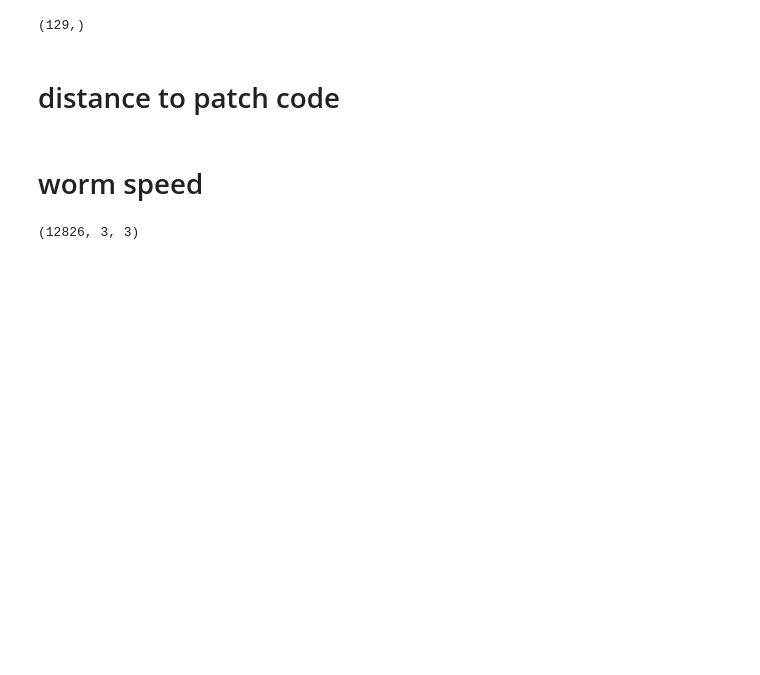
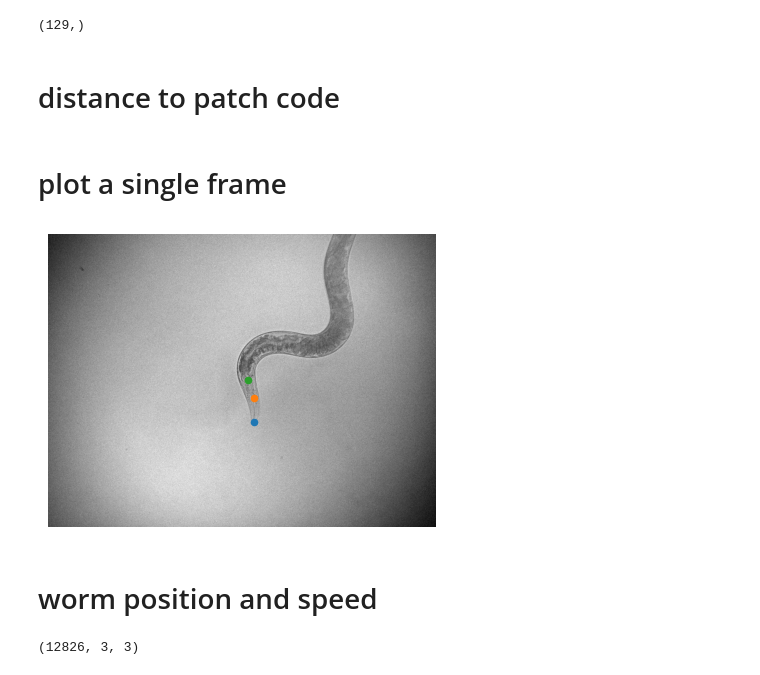
Before and after one commit to MunibH/g5ht-pipeline, a Jupyter notebook: view_h5_data.ipynb, the cells around one changed output. Saved outputs shown, nothing was run; the diff lists cells and outputs as text; code cells hidden in the pictures; blank space fills up the shorter version.

```diff
--- a/view_h5_data.ipynb
+++ b/view_h5_data.ipynb
@@ -239,8 +241,56 @@ anim.add_text_overlay(dstr, xpos=0.02, ypos=0.93, color='yellow', fontsize=14)
 
 anim_output = r"C:\Users\munib\POSTDOC\DATA\foodpatch_confocal_gui\20251120\date-20251120_grid-100um_condition-testTrackingDistanceToCoords_002\d2p.mp4"
 anim.save_movie(anim_output, quality=10, fps=10)
+# %% [markdown]
+# plot a single frame
+# %%
+import sys
+import os
+import numpy as np
+import matplotlib.pyplot as plt
+import hdf5plugin
+import h5py
+
+from microfilm.microplot import microshow
+from microfilm.microplot import Micropanel
+from microfilm.microanim import Microanim
+from microfilm.microplot import Microimage
+
+from skimage.morphology import dilation
+
+
+PTH = r'D:\DATA\g5ht-free\20251223'
+FN = 'date-20251223_strain-ISg5HT_condition-starvedpatch_worm005.h5'
+
+f = h5py.File(os.path.join(PTH,FN))
+
+im = f.get('img_nir')[:] # THW
+sz = im.shape
+
+fps = 20.0  # frames per second
+
+with h5py.File(os.path.join(PTH,FN)) as f:
+    # print(list(f.keys()))
+
+    pos_stage = f.get('pos_stage')[:]  # shape (T, 2) , in microns
+    pos_feature = f.get('pos_feature')[:]  # shape (T, 3, 3) , in microns. (time, x/y/conf, feat)
+# %%
+# plot a single frame with the pos_feature overlayed
+plt.figure(figsize=(5,5))
+plt.imshow(im[0], cmap='gray')
+# overlay pos_feature for the first frame
+plt.scatter(pos_feature[0,0,0], pos_feature[0,1,0], s=20)
+plt.scatter(pos_feature[0,0,1], pos_feature[0,1,1], s=20)
+plt.scatter(pos_feature[0,0,2], pos_feature[0,1,2], s=20)
+# turn off the axes
+plt.axis('off')
+# save as svg
+plt.savefig(r'C:\Users\munib\Downloads\pos_feature_overlay.svg', dpi=300)
+plt.show()
+# %% [output]
+[figure, added]
 # %% [markdown]
-# worm speed
+# worm position and speed
 # %%
 # microscope stage speed as proxy for worm speed
 
```
Also changed, not shown: parts of 8 cells of this notebook, 4 other files.
